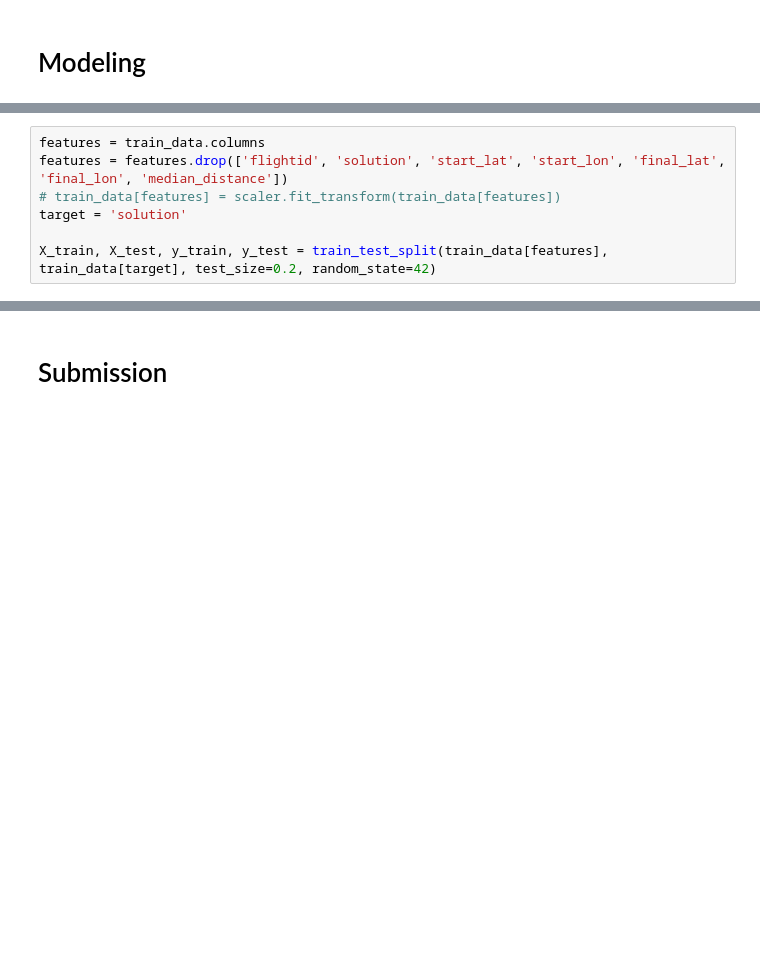
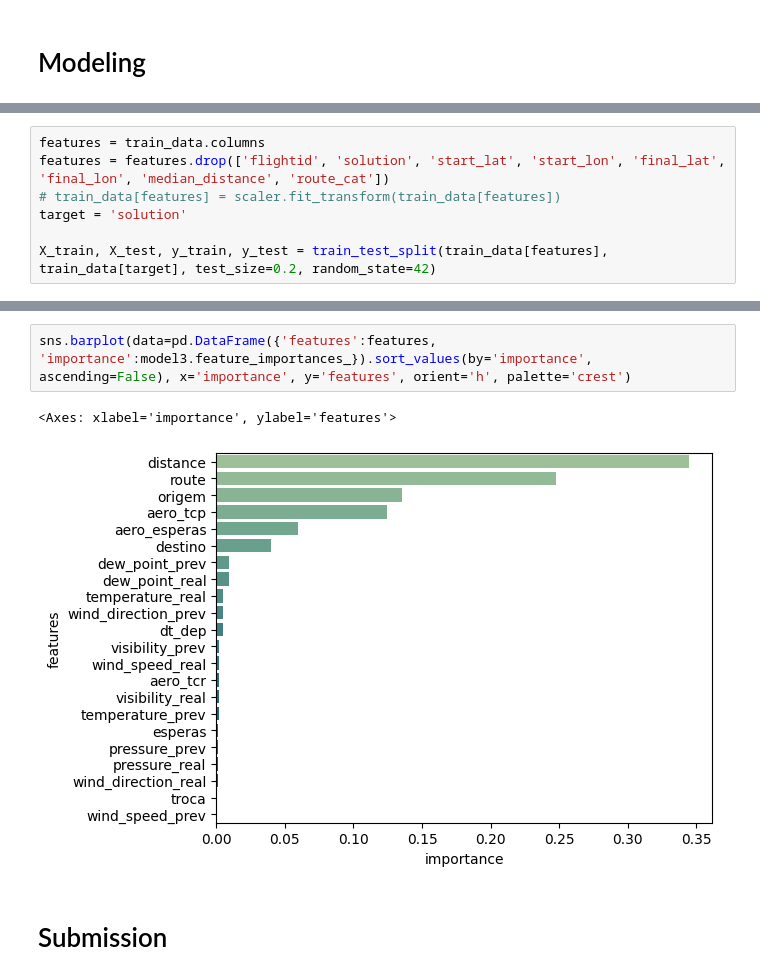
Before and after one commit to InAI-Delta/ita-datascience-2023, a Jupyter notebook: initial_analysis.ipynb, the cells around one changed output, grey strips where cells are left out. Saved outputs shown, nothing was run; the diff lists cells and outputs as text; blank space fills up the shorter version.

```diff
--- a/initial_analysis.ipynb
+++ b/initial_analysis.ipynb
@@ -946,6 +991,6 @@ train_data.shape
 # %%
 features = train_data.columns
-features = features.drop(['flightid', 'solution', 'start_lat', 'start_lon', 'final_lat', 'final_lon', 'median_distance'])
+features = features.drop(['flightid', 'solution', 'start_lat', 'start_lon', 'final_lat', 'final_lon', 'median_distance', 'route_cat'])
 # train_data[features] = scaler.fit_transform(train_data[features])
 target = 'solution'
 
@@ -975,3 +1020,8 @@ XGBoost Regressor MSE: 111684.29369282619
+# %%
+sns.barplot(data=pd.DataFrame({'features':features, 'importance':model3.feature_importances_}).sort_values(by='importance', ascending=False), x='importance', y='features', orient='h', palette='crest')
+# %% [output]
+<Axes: xlabel='importance', ylabel='features'>
+[figure, added]
 # %% [markdown]
 # Submission
 # %%
```
Also changed, not shown: parts of 32 cells of this notebook.
